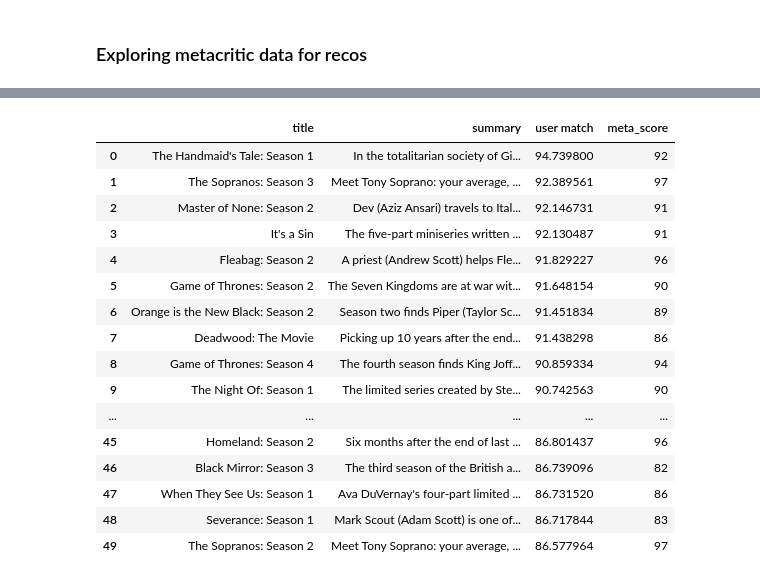
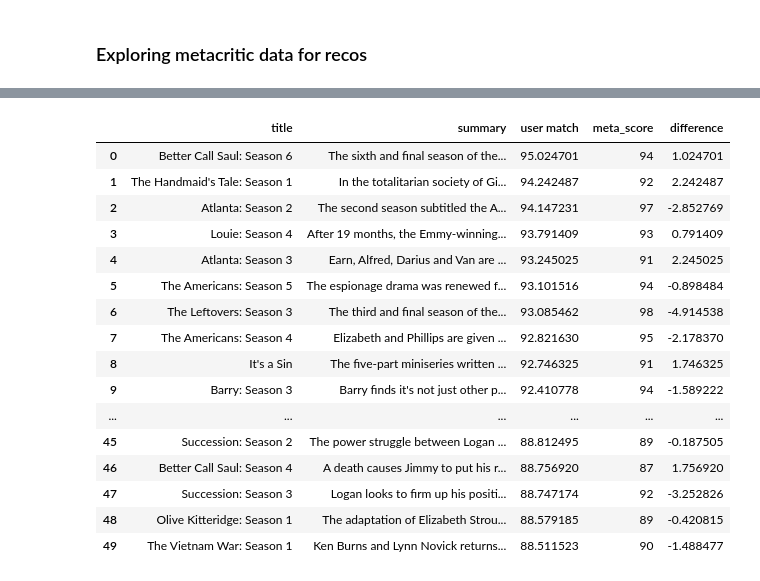
Before and after one commit to emileDesmaili/reco_system, a Jupyter notebook: metacritic EDA.ipynb, the cells around one changed output, grey strips where cells are left out. Drawn from its saved outputs; the diff is of its cells as text; code cells hidden in the pictures.

```diff
--- a/metacritic EDA.ipynb
+++ b/metacritic EDA.ipynb
@@ -71,28 +49,31 @@ tv_list = ['Breaking Bad: Season 5',
            'Lodge 49',
            'The Underground Railroad',
            'Master of None: Season 1',
-           'Normal People: Season 1'
+           'Normal People: Season 1',
+           'Fleabag: Season 1'
           ]
 # %%
-df_recos = get_recos_users(tv_list,reviews, filter_items=True,filter_n=20, default_rating=90)
+df_recos = get_recos_users(tv_list,reviews, filter_items=True,filter_n=10, default_rating=90)
 # %%
-df_merged = meta_df.merge(df_recos, on='item_id').drop_duplicates(subset='item_id').sort_values(by='user match', ascending=False).reset_index(drop=True)
-df_merged[['title','summary','user match','meta_score']].head(50)
+df_merged = meta_df.merge(df_recos, on='item_id').drop_duplicates(subset='item_id')
+df_merged['difference'] = df_merged['user match'] - df_merged['meta_score']
+df_merged = df_merged.sort_values(by='user match', ascending=False).reset_index(drop=True)
+df_merged[['title','summary','user match','meta_score','difference']].head(50).sort_values(by='user match', ascending = False)
 # %% [output]
-|  | title | summary | user match | meta_score |
-| 0 | The Handmaid's Tale: Season 1 | In the totalitarian society of Gi... | 94.739800 | 92 |
-| 1 | The Sopranos: Season 3 | Meet Tony Soprano: your average, ... | 92.389561 | 97 |
-| 2 | Master of None: Season 2 | Dev (Aziz Ansari) travels to Ital... | 92.146731 | 91 |
-| 3 | It's a Sin | The five-part miniseries written ... | 92.130487 | 91 |
-| 4 | Fleabag: Season 2 | A priest (Andrew Scott) helps Fle... | 91.829227 | 96 |
-| 5 | Game of Thrones: Season 2 | The Seven Kingdoms are at war wit... | 91.648154 | 90 |
-| 6 | Orange is the New Black: Season 2 | Season two finds Piper (Taylor Sc... | 91.451834 | 89 |
-| 7 | Deadwood: The Movie | Picking up 10 years after the end... | 91.438298 | 86 |
-| 8 | Game of Thrones: Season 4 | The fourth season finds King Joff... | 90.859334 | 94 |
-| 9 | The Night Of: Season 1 | The limited series created by Ste... | 90.742563 | 90 |
-| ... | ... | ... | ... | ... |
-| 45 | Homeland: Season 2 | Six months after the end of last ... | 86.801437 | 96 |
-| 46 | Black Mirror: Season 3 | The third season of the British a... | 86.739096 | 82 |
-| 47 | When They See Us: Season 1 | Ava DuVernay's four-part limited ... | 86.731520 | 86 |
-| 48 | Severance: Season 1 | Mark Scout (Adam Scott) is one of... | 86.717844 | 83 |
-| 49 | The Sopranos: Season 2 | Meet Tony Soprano: your average, ... | 86.577964 | 97 |
+|  | title | summary | user match | meta_score | difference |
+| 0 | Better Call Saul: Season 6 | The sixth and final season of the... | 95.024701 | 94 | 1.024701 |
+| 1 | The Handmaid's Tale: Season 1 | In the totalitarian society of Gi... | 94.242487 | 92 | 2.242487 |
+| 2 | Atlanta: Season 2 | The second season subtitled the A... | 94.147231 | 97 | -2.852769 |
+| 3 | Louie: Season 4 | After 19 months, the Emmy-winning... | 93.791409 | 93 | 0.791409 |
+| 4 | Atlanta: Season 3 | Earn, Alfred, Darius and Van are ... | 93.245025 | 91 | 2.245025 |
+| 5 | The Americans: Season 5 | The espionage drama was renewed f... | 93.101516 | 94 | -0.898484 |
+| 6 | The Leftovers: Season 3 | The third and final season of the... | 93.085462 | 98 | -4.914538 |
+| 7 | The Americans: Season 4 | Elizabeth and Phillips are given ... | 92.821630 | 95 | -2.178370 |
+| 8 | It's a Sin | The five-part miniseries written ... | 92.746325 | 91 | 1.746325 |
+| 9 | Barry: Season 3 | Barry finds it's not just other p... | 92.410778 | 94 | -1.589222 |
+| ... | ... | ... | ... | ... | ... |
+| 45 | Succession: Season 2 | The power struggle between Logan ... | 88.812495 | 89 | -0.187505 |
+| 46 | Better Call Saul: Season 4 | A death causes Jimmy to put his r... | 88.756920 | 87 | 1.756920 |
+| 47 | Succession: Season 3 | Logan looks to firm up his positi... | 88.747174 | 92 | -3.252826 |
+| 48 | Olive Kitteridge: Season 1 | The adaptation of Elizabeth Strou... | 88.579185 | 89 | -0.420815 |
+| 49 | The Vietnam War: Season 1 | Ken Burns and Lynn Novick returns... | 88.511523 | 90 | -1.488477 |
```
Also changed, not shown: parts of 10 cells of this notebook, 5 other files.
